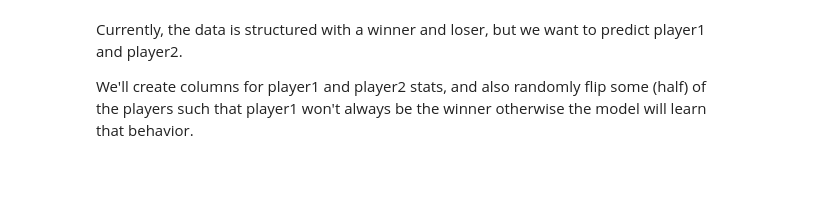
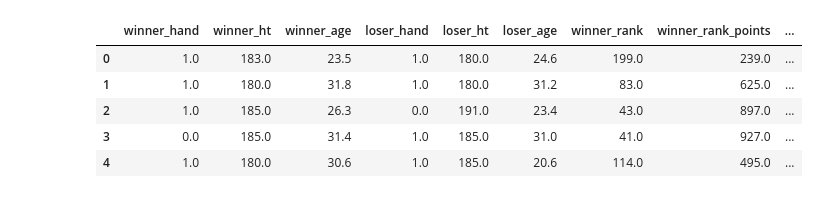
Before and after one commit to CakeOfThePans/MatchPoint, a Jupyter notebook: model/notebooks/tennis_model.ipynb, the cells around one changed output. Cells and saved outputs as stored; diff of their text form; code cells hidden in the pictures.

```diff
--- a/model/notebooks/tennis_model.ipynb
+++ b/model/notebooks/tennis_model.ipynb
@@ -68,14 +71 @@ Index(['ATP', 'Location', 'Tournament', 'Date', 'Series', 'Court', 'Surface',
       dtype='object')
-# %%
-# Preprocessing
-tennis_df = tennis_df.drop(columns=['ATP', 'Location', 'Tournament', 'Date', 'Series', 'Court',
-       'Round', 'Best of', 'Winner', 'Loser',
-       'W1', 'L1', 'W2', 'L2', 'W3', 'L3', 'W4', 'L4', 'W5', 'L5', 'Wsets',
-       'Lsets', 'Comment', 'EXW', 'EXL', 'LBW', 'LBL', 'PSW',
-       'PSL', 'SJW', 'SJL', 'MaxW', 'MaxL', 'AvgW', 'AvgL'])
-
-print(f"Remaining columns: {tennis_df.columns}")
-print(f"Number of rows: {tennis_df.shape[0]}")
-
-# Encode categorical variables
-tennis_df['Surface'] = tennis_df['Surface'].map({'Hard': 0, 'Clay': 1, 'Grass': 2})
@@ -105,4 +94,17 @@ tennis_df.head(10)
-# %% [markdown]
-Currently, the data is structured with a winner and loser, but we want to predict player1 and player2.
-
-We'll create columns for player1 and player2 stats, and also randomly flip some (half) of the players such that player1 won't always be the winner otherwise the model will learn that behavior.
+# %%
+# Encode surface
+surface_dummies = pd.get_dummies(tennis_df['surface'], prefix='surface')
+tennis_df = pd.concat([tennis_df.drop(columns=['surface']), surface_dummies], axis=1)
+
+# Encode winner and loser hand
+tennis_df['winner_hand'] = tennis_df['winner_hand'].map({'L': 0, 'R': 1})
+tennis_df['loser_hand'] = tennis_df['loser_hand'].map({'L': 0, 'R': 1})
+
+tennis_df.head()
+# %% [output]
+|  | winner_hand | winner_ht | winner_age | loser_hand | loser_ht | loser_age | winner_rank | winner_rank_points | ... |
+| 0 | 1.0 | 183.0 | 23.5 | 1.0 | 180.0 | 24.6 | 199.0 | 239.0 | ... |
+| 1 | 1.0 | 180.0 | 31.8 | 1.0 | 180.0 | 31.2 | 83.0 | 625.0 | ... |
+| 2 | 1.0 | 185.0 | 26.3 | 0.0 | 191.0 | 23.4 | 43.0 | 897.0 | ... |
+| 3 | 0.0 | 185.0 | 31.4 | 1.0 | 185.0 | 31.0 | 41.0 | 927.0 | ... |
+| 4 | 1.0 | 180.0 | 30.6 | 1.0 | 185.0 | 20.6 | 114.0 | 495.0 | ... |
```
Also changed, not shown: parts of 15 cells of this notebook, 7 other files.
